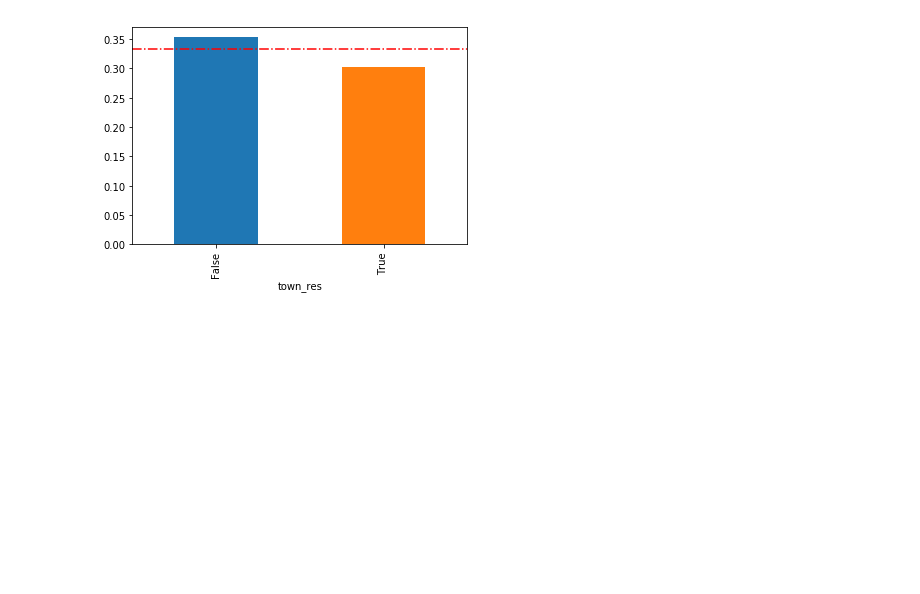
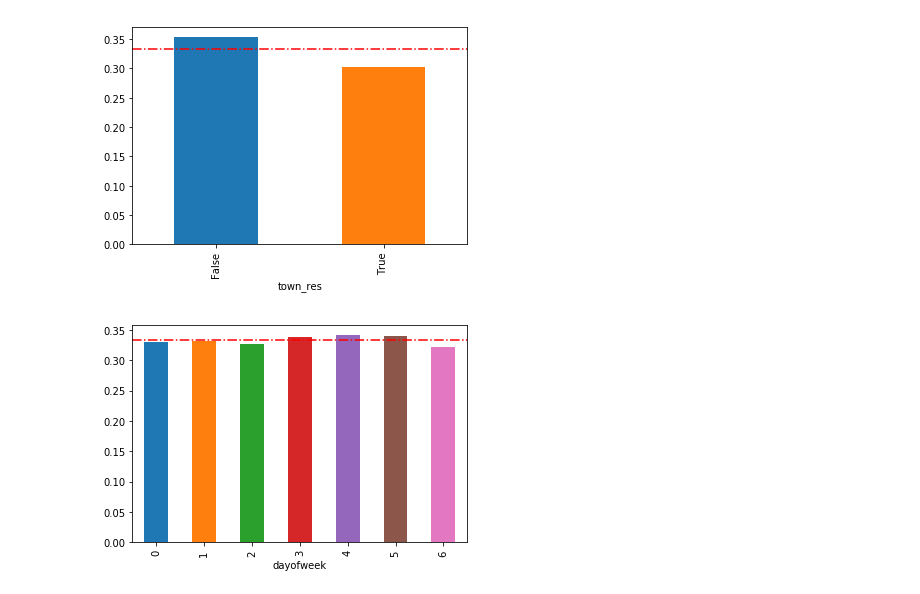
Before and after one commit to jnpicao/LDSSA-batch3-workspace, a Jupyter notebook: Capstone/target_detection_patterns.ipynb, the cells around one changed output. Saved outputs shown, nothing was run; the diff lists cells and outputs as text; code cells hidden in the pictures; blank space fills up the shorter version.

```diff
--- a/Capstone/target_detection_patterns.ipynb
+++ b/Capstone/target_detection_patterns.ipynb
@@ -506,3 +506,14 @@ dfs.groupby('town_res').target.mean().plot.bar()
 plt.axhline(y=target_global_mean, color='r', linestyle='-.');
 # %% [output]
 [figure]
+# %%
+dfs['dayofweek'] = dfs.date.dt.dayofweek
+# %%
+dfs['hour'] = dfs.date.dt.hour
+# %%
+dfs['month'] = dfs.date.dt.month
+# %%
+dfs.groupby('dayofweek').target.mean().plot.bar()
+plt.axhline(y=target_global_mean, color='r', linestyle='-.');
+# %% [output]
+[figure, added]
```
Also changed, not shown: parts of 6 cells of this notebook.
